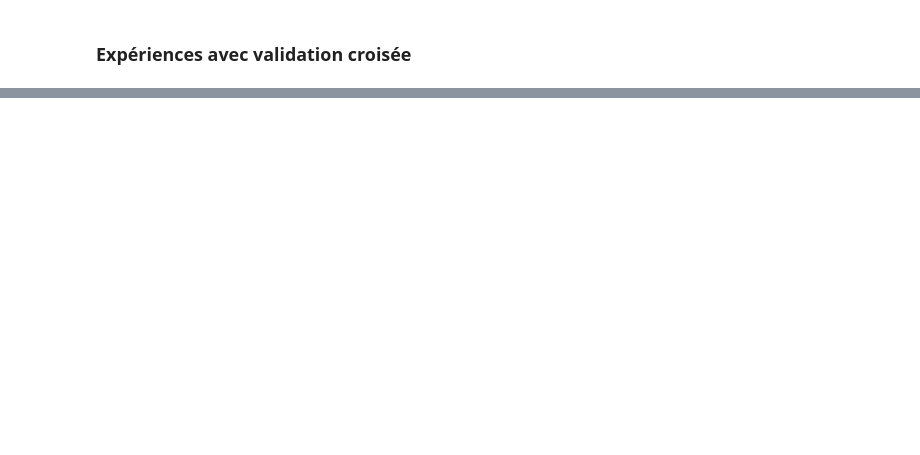
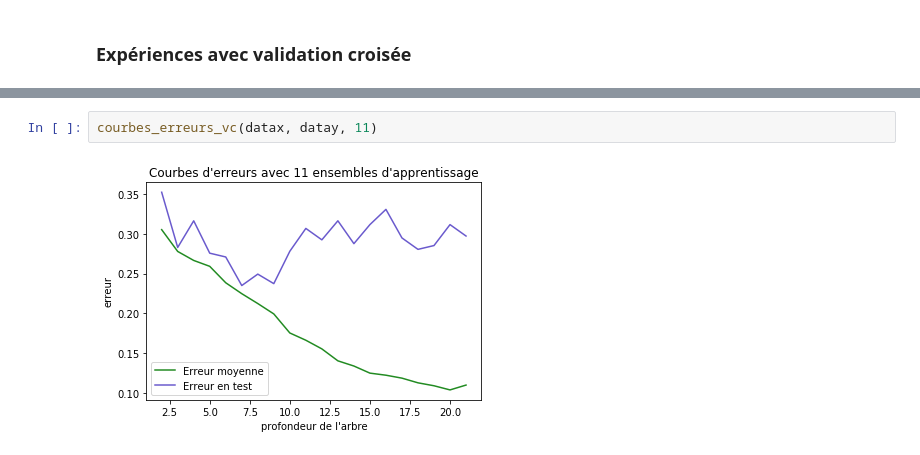
Before and after one commit to Colinelcx/ML, a Jupyter notebook: TME1-DecisionTrees/tme1.ipynb, the cells around one changed output, grey strips where cells are left out. Cells and saved outputs as stored; diff of their text form; blank space fills up the shorter version.

```diff
--- a/TME1-DecisionTrees/tme1.ipynb
+++ b/TME1-DecisionTrees/tme1.ipynb
@@ -320,0 +372,4 @@ def courbes_erreurs_vc(datax, datay, n):
+# %%
+courbes_erreurs_vc(datax, datay, 11)
+# %% [output]
+[figure, added]
```
Also changed, not shown: parts of 14 cells of this notebook, 20 other files.
